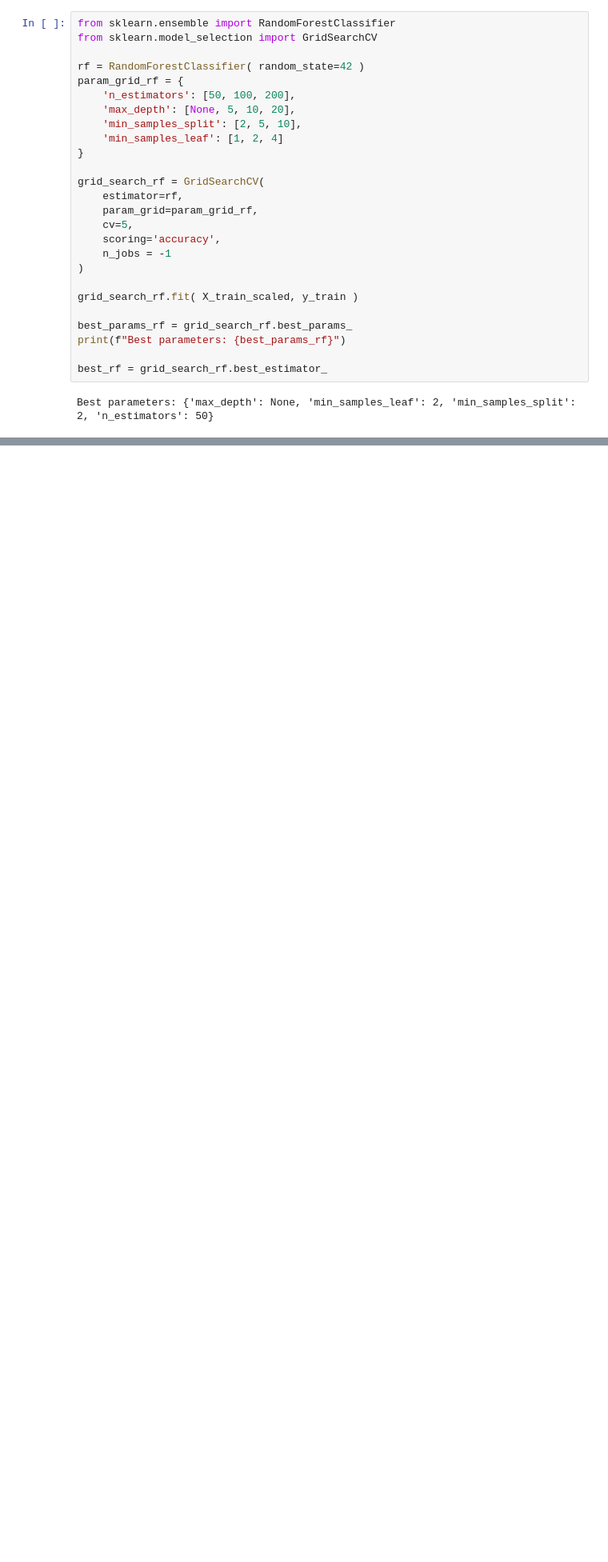
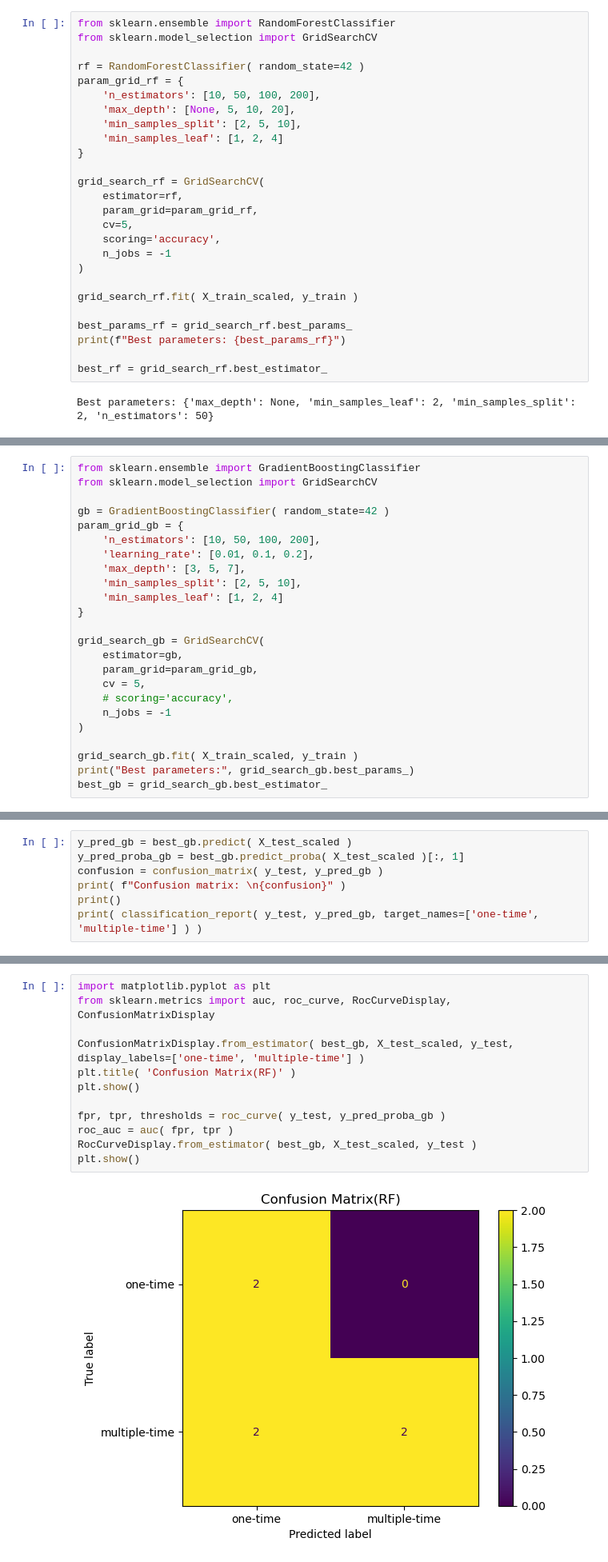
Before and after one commit to Yijun-cat/ML_DMT, a Jupyter notebook: training_model.ipynb, the cells around one changed output, grey strips where cells are left out. Shown at 80% size. Saved outputs shown, nothing was run; the diff lists cells and outputs as text; blank space fills up the shorter version.

Commit message:
Added new models

```diff
--- a/training_model.ipynb
+++ b/training_model.ipynb
@@ -263,7 +263,7 @@ from sklearn.model_selection import GridSearchCV
 
 rf = RandomForestClassifier( random_state=42 )
 param_grid_rf = {
-    'n_estimators': [50, 100, 200],
+    'n_estimators': [10, 50, 100, 200],
     'max_depth': [None, 5, 10, 20],
     'min_samples_split': [2, 5, 10],
     'min_samples_leaf': [1, 2, 4]
@@ -340,0 +345,24 @@ plt.show()
+# %%
+from sklearn.ensemble import GradientBoostingClassifier
+from sklearn.model_selection import GridSearchCV
+
+gb = GradientBoostingClassifier( random_state=42 )
+param_grid_gb = {
+    'n_estimators': [10, 50, 100, 200],
+    'learning_rate': [0.01, 0.1, 0.2],
+    'max_depth': [3, 5, 7],
+    'min_samples_split': [2, 5, 10],
+    'min_samples_leaf': [1, 2, 4]
+}
+
+grid_search_gb = GridSearchCV(
+    estimator=gb,
+    param_grid=param_grid_gb,
+    cv = 5,
+    # scoring='accuracy',
+    n_jobs = -1
+)
+
+grid_search_gb.fit( X_train_scaled, y_train )
+print("Best parameters:", grid_search_gb.best_params_)
+best_gb = grid_search_gb.best_estimator_
@@ -340,0 +373,7 @@ plt.show()
+# %%
+y_pred_gb = best_gb.predict( X_test_scaled )
+y_pred_proba_gb = best_gb.predict_proba( X_test_scaled )[:, 1]
+confusion = confusion_matrix( y_test, y_pred_gb )
+print( f"Confusion matrix: \n{confusion}" )
+print()
+print( classification_report( y_test, y_pred_gb, target_names=['one-time', 'multiple-time'] ) )
@@ -340,0 +395,14 @@ plt.show()
+# %%
+import matplotlib.pyplot as plt
+from sklearn.metrics import auc, roc_curve, RocCurveDisplay, ConfusionMatrixDisplay
+
+ConfusionMatrixDisplay.from_estimator( best_gb, X_test_scaled, y_test, display_labels=['one-time', 'multiple-time'] )
+plt.title( 'Confusion Matrix(RF)' )
+plt.show()
+
+fpr, tpr, thresholds = roc_curve( y_test, y_pred_proba_gb )
+roc_auc = auc( fpr, tpr )
+RocCurveDisplay.from_estimator( best_gb, X_test_scaled, y_test )
+plt.show()
+# %% [output]
+[figure, added]
```
Also changed, not shown: parts of 9 cells of this notebook.
